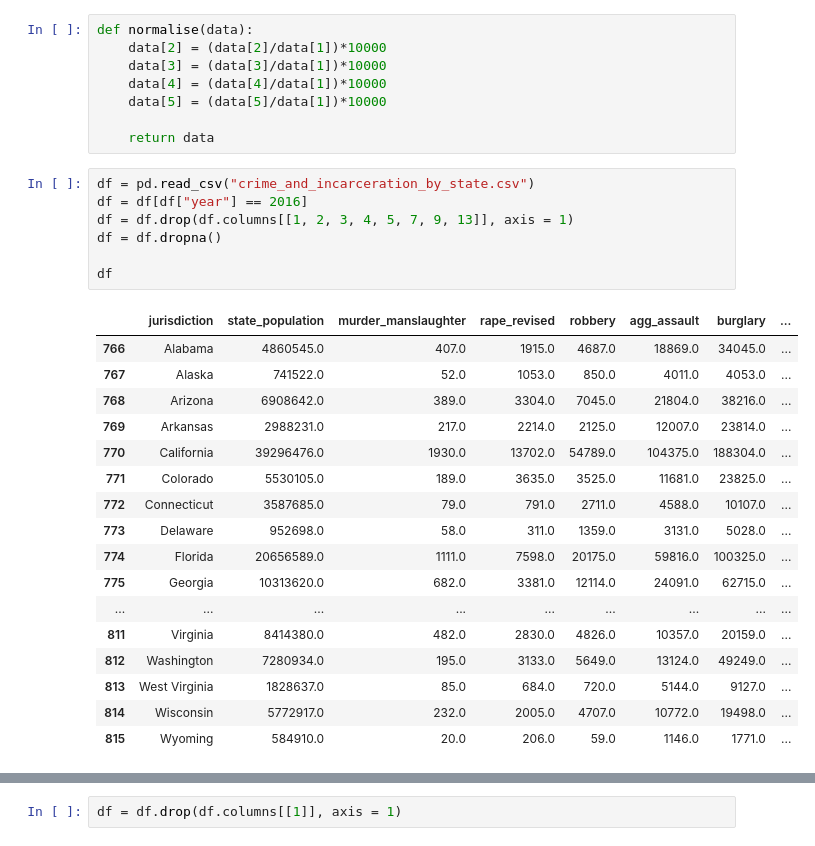
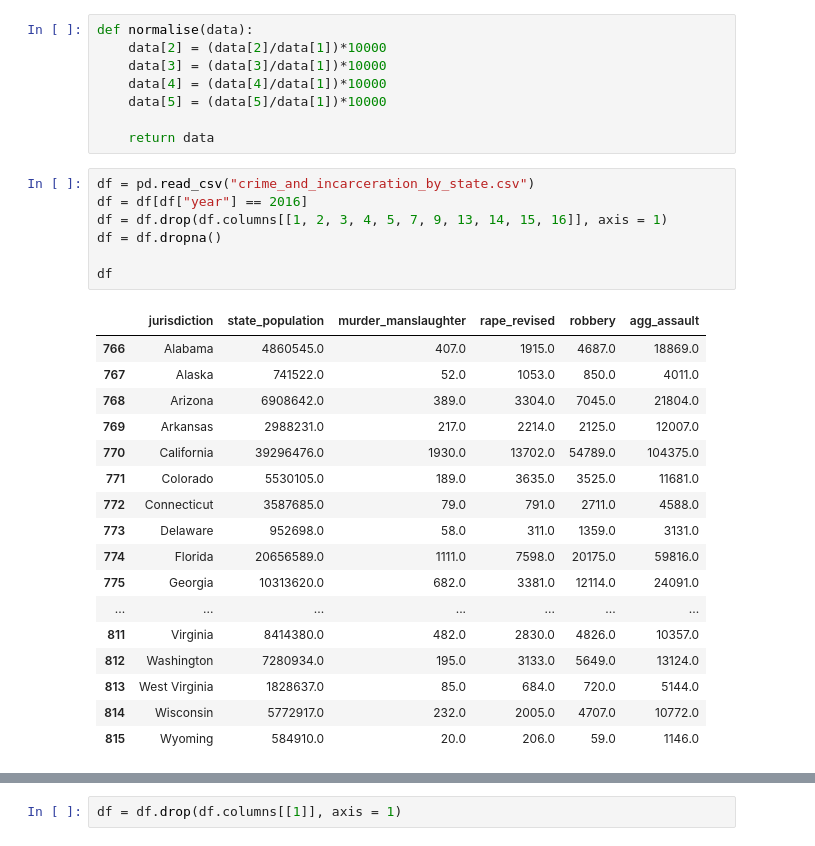
Before and after one commit to Troydehn/Assignment2, a Jupyter notebook: Processing/Processing.ipynb, the cells around one changed output, grey strips where cells are left out. Drawn from its saved outputs; the diff is of its cells as text.

```diff
--- a/Processing/Processing.ipynb
+++ b/Processing/Processing.ipynb
@@ -100,28 +100,28 @@ def normalise(data):
 # %%
 df = pd.read_csv("crime_and_incarceration_by_state.csv")
 df = df[df["year"] == 2016]
-df = df.drop(df.columns[[1, 2, 3, 4, 5, 7, 9, 13]], axis = 1)
+df = df.drop(df.columns[[1, 2, 3, 4, 5, 7, 9, 13, 14, 15, 16]], axis = 1)
 df = df.dropna()
 
 df
 # %% [output]
-|  | jurisdiction | state_population | murder_manslaughter | rape_revised | robbery | agg_assault | burglary | ... |
-| 766 | Alabama | 4860545.0 | 407.0 | 1915.0 | 4687.0 | 18869.0 | 34045.0 | ... |
-| 767 | Alaska | 741522.0 | 52.0 | 1053.0 | 850.0 | 4011.0 | 4053.0 | ... |
-| 768 | Arizona | 6908642.0 | 389.0 | 3304.0 | 7045.0 | 21804.0 | 38216.0 | ... |
-| 769 | Arkansas | 2988231.0 | 217.0 | 2214.0 | 2125.0 | 12007.0 | 23814.0 | ... |
-| 770 | California | 39296476.0 | 1930.0 | 13702.0 | 54789.0 | 104375.0 | 188304.0 | ... |
-| 771 | Colorado | 5530105.0 | 189.0 | 3635.0 | 3525.0 | 11681.0 | 23825.0 | ... |
-| 772 | Connecticut | 3587685.0 | 79.0 | 791.0 | 2711.0 | 4588.0 | 10107.0 | ... |
-| 773 | Delaware | 952698.0 | 58.0 | 311.0 | 1359.0 | 3131.0 | 5028.0 | ... |
-| 774 | Florida | 20656589.0 | 1111.0 | 7598.0 | 20175.0 | 59816.0 | 100325.0 | ... |
-| 775 | Georgia | 10313620.0 | 682.0 | 3381.0 | 12114.0 | 24091.0 | 62715.0 | ... |
-| ... | ... | ... | ... | ... | ... | ... | ... | ... |
-| 811 | Virginia | 8414380.0 | 482.0 | 2830.0 | 4826.0 | 10357.0 | 20159.0 | ... |
-| 812 | Washington | 7280934.0 | 195.0 | 3133.0 | 5649.0 | 13124.0 | 49249.0 | ... |
-| 813 | West Virginia | 1828637.0 | 85.0 | 684.0 | 720.0 | 5144.0 | 9127.0 | ... |
-| 814 | Wisconsin | 5772917.0 | 232.0 | 2005.0 | 4707.0 | 10772.0 | 19498.0 | ... |
-| 815 | Wyoming | 584910.0 | 20.0 | 206.0 | 59.0 | 1146.0 | 1771.0 | ... |
+|  | jurisdiction | state_population | murder_manslaughter | rape_revised | robbery | agg_assault |
+| 766 | Alabama | 4860545.0 | 407.0 | 1915.0 | 4687.0 | 18869.0 |
+| 767 | Alaska | 741522.0 | 52.0 | 1053.0 | 850.0 | 4011.0 |
+| 768 | Arizona | 6908642.0 | 389.0 | 3304.0 | 7045.0 | 21804.0 |
+| 769 | Arkansas | 2988231.0 | 217.0 | 2214.0 | 2125.0 | 12007.0 |
+| 770 | California | 39296476.0 | 1930.0 | 13702.0 | 54789.0 | 104375.0 |
+| 771 | Colorado | 5530105.0 | 189.0 | 3635.0 | 3525.0 | 11681.0 |
+| 772 | Connecticut | 3587685.0 | 79.0 | 791.0 | 2711.0 | 4588.0 |
+| 773 | Delaware | 952698.0 | 58.0 | 311.0 | 1359.0 | 3131.0 |
+| 774 | Florida | 20656589.0 | 1111.0 | 7598.0 | 20175.0 | 59816.0 |
+| 775 | Georgia | 10313620.0 | 682.0 | 3381.0 | 12114.0 | 24091.0 |
+| ... | ... | ... | ... | ... | ... | ... |
+| 811 | Virginia | 8414380.0 | 482.0 | 2830.0 | 4826.0 | 10357.0 |
+| 812 | Washington | 7280934.0 | 195.0 | 3133.0 | 5649.0 | 13124.0 |
+| 813 | West Virginia | 1828637.0 | 85.0 | 684.0 | 720.0 | 5144.0 |
+| 814 | Wisconsin | 5772917.0 | 232.0 | 2005.0 | 4707.0 | 10772.0 |
+| 815 | Wyoming | 584910.0 | 20.0 | 206.0 | 59.0 | 1146.0 |
 # %%
 df = df.apply(normalise, axis = 1)
 df = df.rename(columns={"jurisdiction":"State", "murder_manslaughter": "Murder Manslaughter", "rape_revised": "Rape",
```
Also changed, not shown: parts of 2 cells of this notebook, 2 other files.
